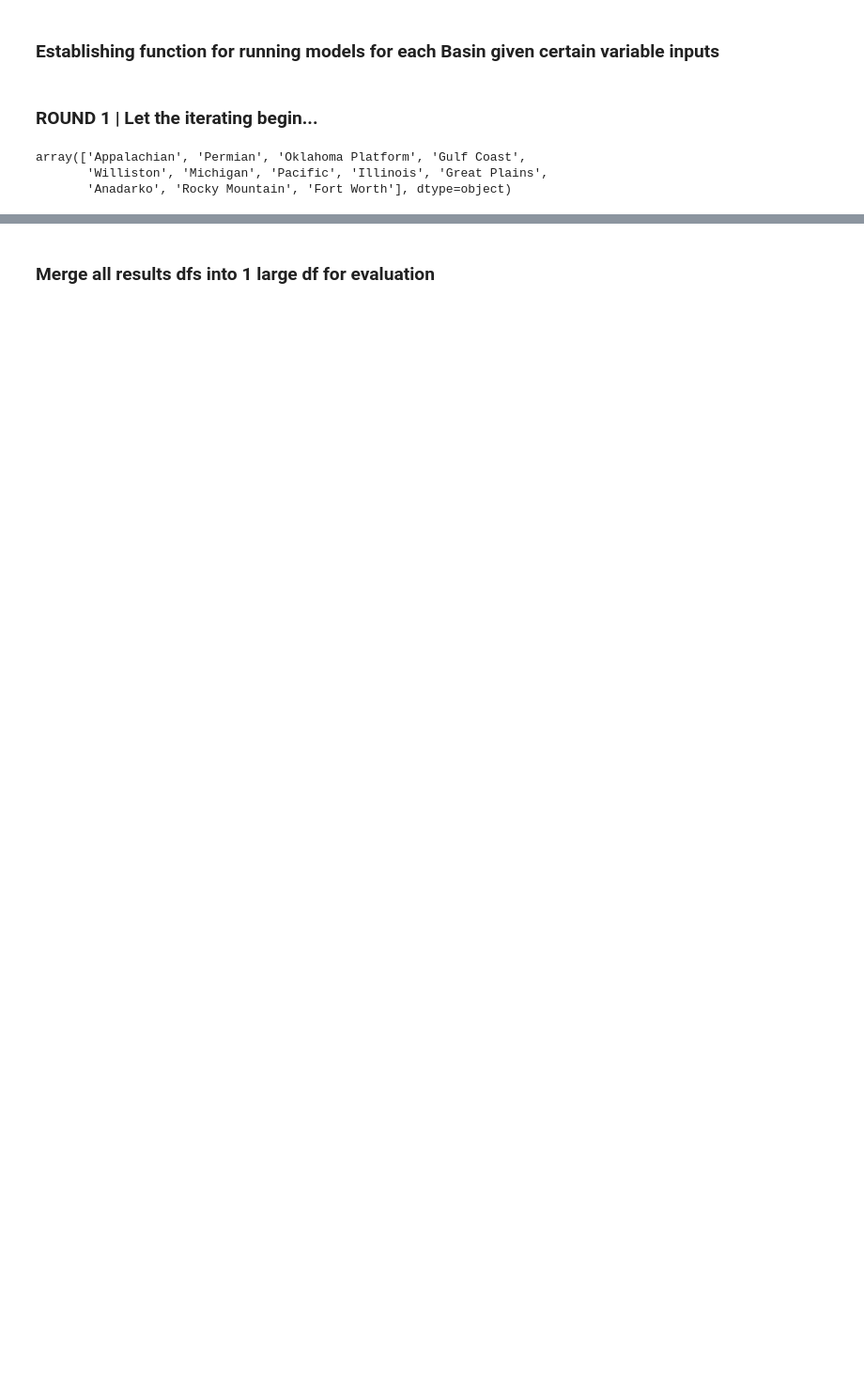
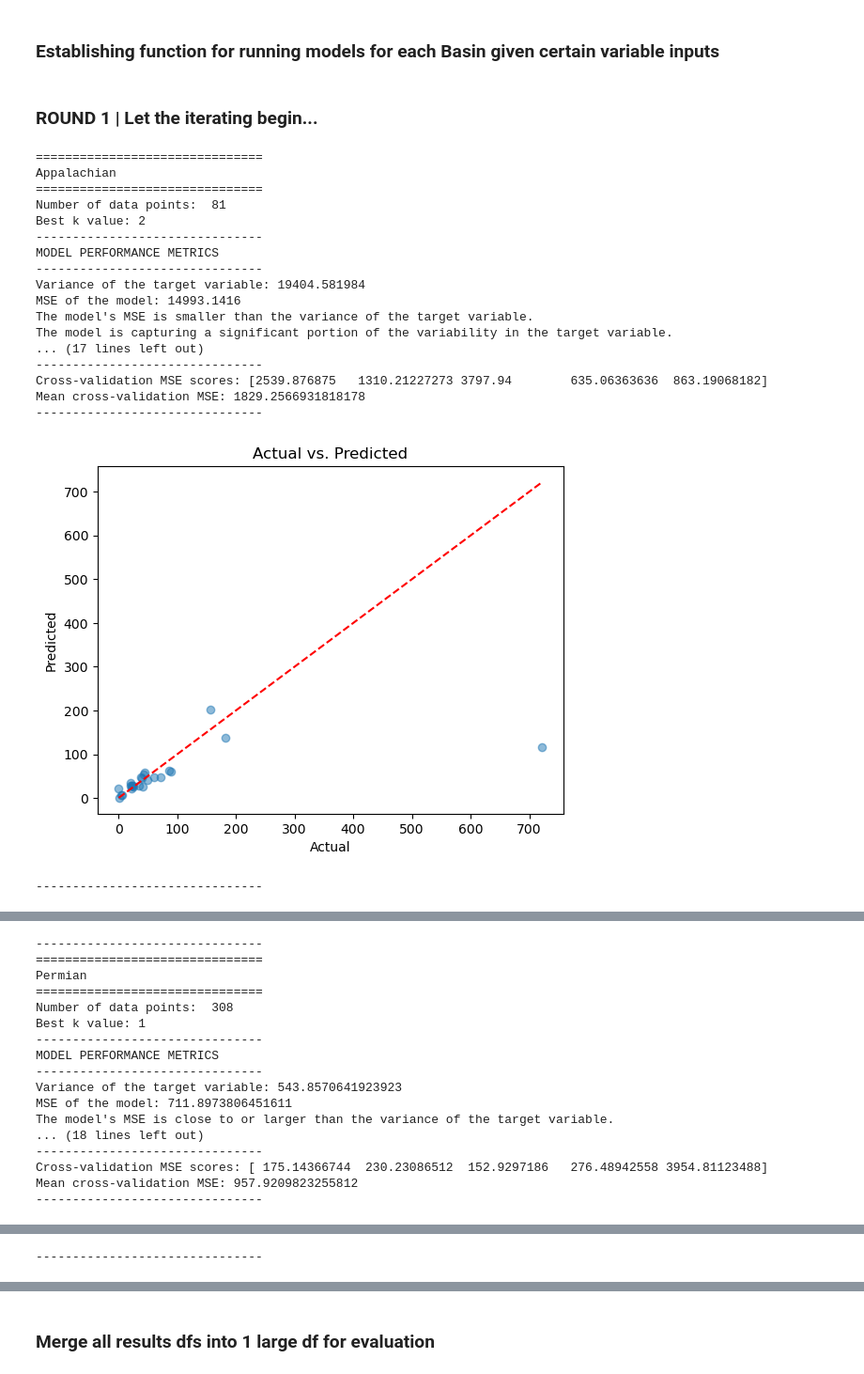
Before and after one commit to bsvab/predicting-li-concentration-using-machine-learning, a Jupyter notebook: code_ml/ml_models/ml_model_train_test_knn.ipynb, the cells around one changed output, grey strips where cells are left out. Shown at 94% size. Drawn from its saved outputs; the diff is of its cells as text; code cells hidden in the pictures; blank space fills up the shorter version.

```diff
--- a/code_ml/ml_models/ml_model_train_test_knn.ipynb
+++ b/code_ml/ml_models/ml_model_train_test_knn.ipynb
@@ -316,19 +548,38 @@ def generate_knn_models_by_basin(df, round, basins, columns_to_drop, categorical
 # %%
 # Define all the variables...
 df = df_data.copy()
 round = '01'
 basins = df_data['BASIN_CATEGORY'].unique()
-columns_to_drop = ['IDUSGS', 'PERIOD', 'DATESAMPLE', 'API', 'Ba', 'Zn', 'B', 'FeTot', 'DEPTHLOWER', 'Sr', 'Br', 'HCO3']
-categorical_columns = ['PLAYTYPE', 'WELLTYPE', 'FORMSIMPLE', 'STATE', 'COUNTY', 'PROVINCE', 'REGION', 'WELLNAME', 'BASIN_CATEGORY']
+columns_to_drop = ['IDUSGS', 'PERIOD', 'DATESAMPLE', 'API', 'Ba', 'Zn', 'B', 'FeTot', 'DEPTHLOWER', 'Sr', 'Br', 'HCO3', 'WELLTYPE', 'STATE', 'WELLNAME']
+categorical_columns = ['PLAYTYPE', 'FORMSIMPLE', 'COUNTY', 'PROVINCE', 'REGION']
 test_size = 0.3
 random_state = 42
 k_values = list(range(1, 21))
 
 # Run the function...
-df_round01 = generate_knn_models_by_basin(df=df, round=round, basins=basins, columns_to_drop=columns_to_drop, categorical_columns=categorical_columns,
-                                          test_size=test_size, random_state=random_state, k_values=k_values)
-df_round01
+generate_knn_models_by_basin(df=df, round=round, basins=basins, columns_to_drop=columns_to_drop, categorical_columns=categorical_columns, test_size=test_size, random_state=random_state, k_values=k_values)
+
+# # Run the function...
+# df_round01 = generate_knn_models_by_basin(df=df, round=round, basins=basins, columns_to_drop=columns_to_drop, categorical_columns=categorical_columns,
+#                                           test_size=test_size, random_state=random_state, k_values=k_values)
+# df_round01
 # %% [output]
-array(['Appalachian', 'Permian', 'Oklahoma Platform', 'Gulf Coast',
-       'Williston', 'Michigan', 'Pacific', 'Illinois', 'Great Plains',
-       'Anadarko', 'Rocky Mountain', 'Fort Worth'], dtype=object)
+===============================
+Appalachian
+===============================
+Number of data points:  81
+Best k value: 2
+-------------------------------
+MODEL PERFORMANCE METRICS
+-------------------------------
+Variance of the target variable: 19404.581984
+MSE of the model: 14993.1416
+The model's MSE is smaller than the variance of the target variable.
+The model is capturing a significant portion of the variability in the target variable.
+... (17 lines left out)
+-------------------------------
+Cross-validation MSE scores: [2539.876875   1310.21227273 3797.94        635.06363636  863.19068182]
+Mean cross-validation MSE: 1829.2566931818178
+-------------------------------
+[figure, added]
+-------------------------------
@@ -334,0 +588,17 @@ array(['Appalachian', 'Permian', 'Oklahoma Platform', 'Gulf Coast',
+-------------------------------
+===============================
+Permian
+===============================
+Number of data points:  308
+Best k value: 1
+-------------------------------
+MODEL PERFORMANCE METRICS
+-------------------------------
+Variance of the target variable: 543.8570641923923
+MSE of the model: 711.8973806451611
+The model's MSE is close to or larger than the variance of the target variable.
+... (18 lines left out)
+-------------------------------
+Cross-validation MSE scores: [ 175.14366744  230.23086512  152.9297186   276.48942558 3954.81123488]
+Mean cross-validation MSE: 957.9209823255812
+-------------------------------
@@ -334,0 +606 @@ array(['Appalachian', 'Permian', 'Oklahoma Platform', 'Gulf Coast',
+-------------------------------
```
Also changed, not shown: parts of 4 cells of this notebook.
